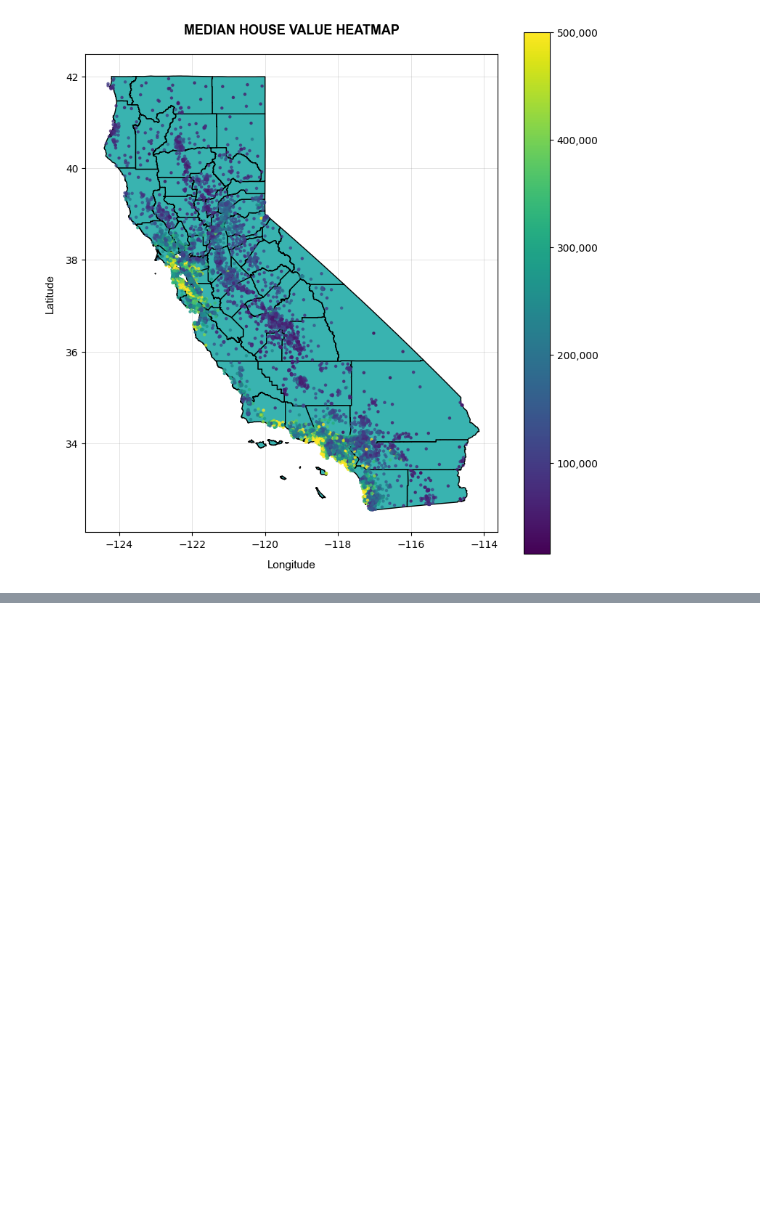
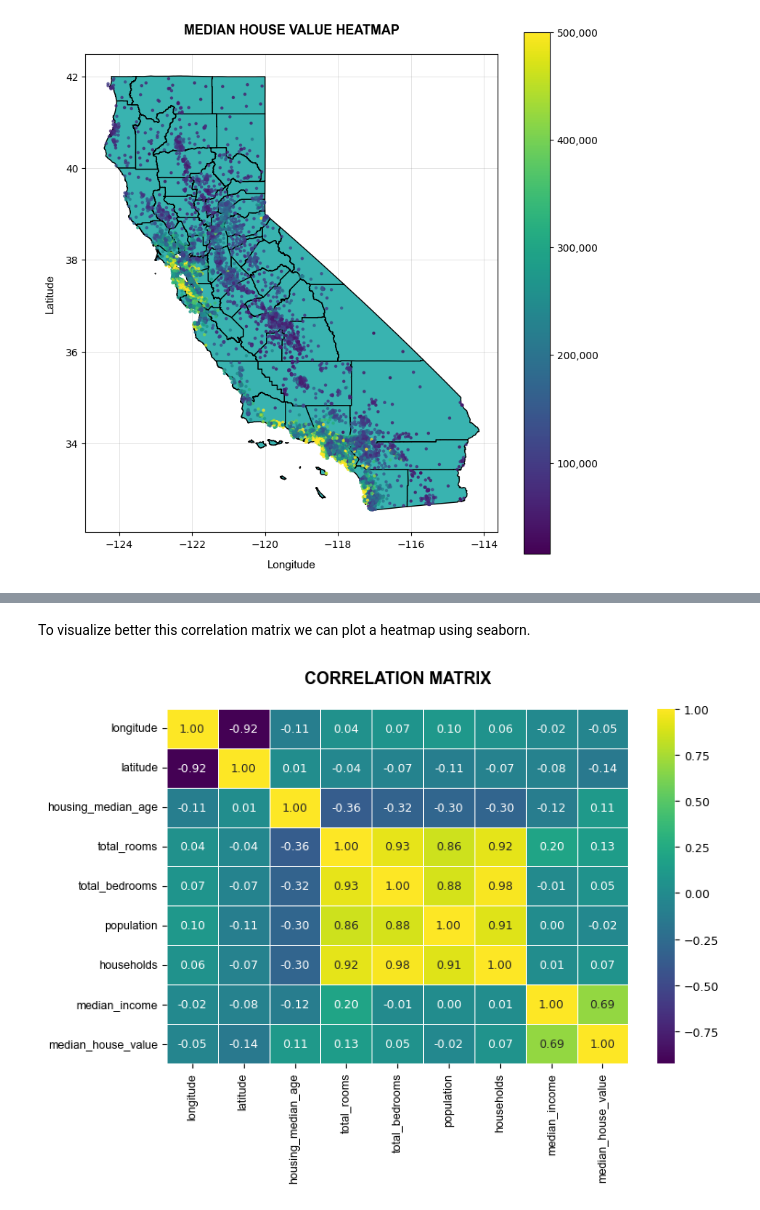
Before and after one commit to Slindex/ML-Projects, a Jupyter notebook: supervised_regression/supervised_regression.ipynb, the cells around one changed output, grey strips where cells are left out. Drawn from its saved outputs; the diff is of its cells as text; code cells hidden in the pictures; blank space fills up the shorter version.

Commit message:
Correlation Matrix added

```diff
--- a/supervised_regression/supervised_regression.ipynb
+++ b/supervised_regression/supervised_regression.ipynb
@@ -353,0 +363,3 @@ ut.saveGraph('median_house_value_heatmap')
+# %%
+corr_matrix = housingDf.corr(numeric_only=True)
+corr_matrix
@@ -353,0 +377,15 @@ ut.saveGraph('median_house_value_heatmap')
+# %% [markdown]
+To visualize better this correlation matrix we can plot a heatmap using seaborn.
+# %%
+# Create a heatmap using Seaborn
+plt.figure(figsize=(8, 6))
+heatmap = sns.heatmap(corr_matrix, annot=True, cmap='viridis', fmt=".2f", linewidths=.5, annot_kws={"size": 9})
+plt.title('CORRELATION MATRIX', loc='center', pad=20, weight='bold', fontsize=13, fontfamily='arial')
+
+# Decrease font size of column labels
+heatmap.set_yticklabels(heatmap.get_yticklabels(), fontsize=9, fontfamily='arial')
+heatmap.set_xticklabels(heatmap.get_xticklabels(), fontsize=9, fontfamily='arial')
+
+ut.saveGraph('correlation_matrix')
+# %% [output]
+[figure, added]
```
Also changed, not shown: parts of 8 cells of this notebook, 2 other files.
